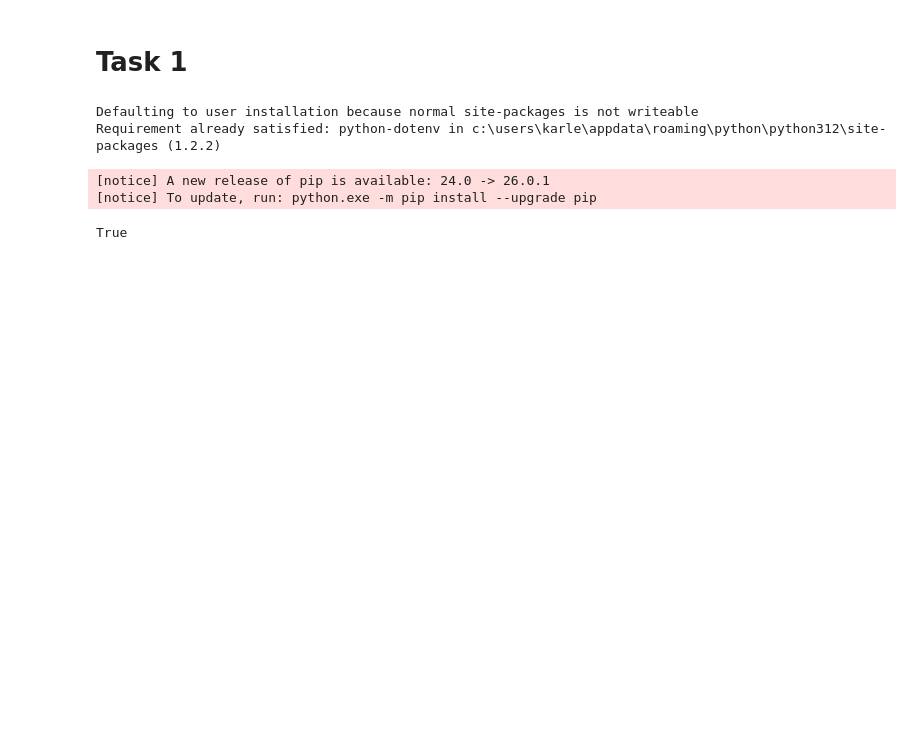
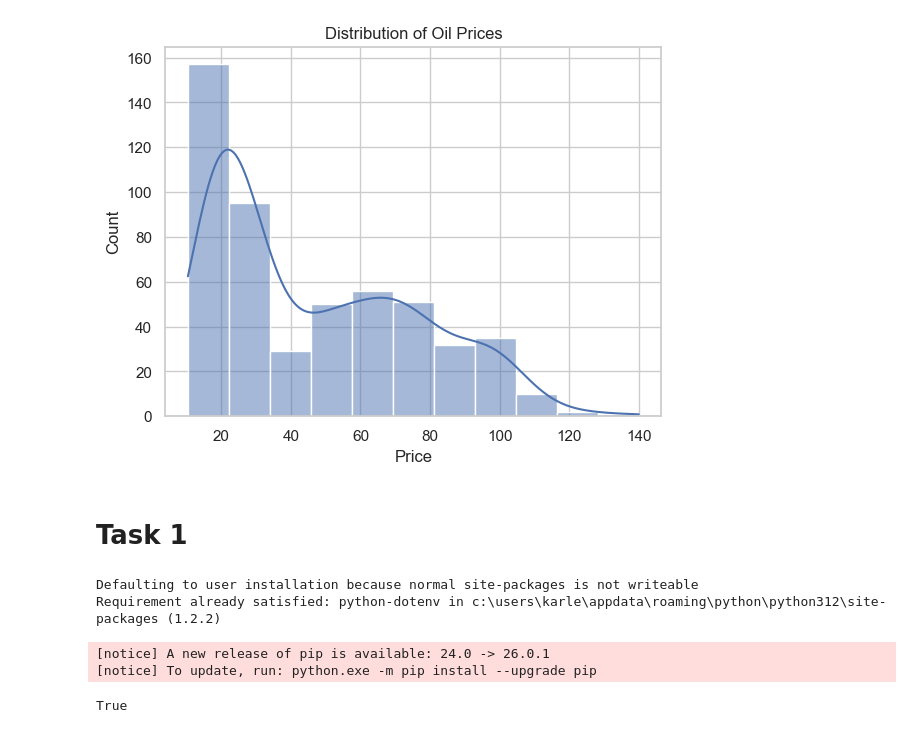
Before and after one commit to TrolleBulle/python-programmin-for-business, a Jupyter notebook: assignments/assignment2/Assignment 2.ipynb, the cells around one changed output. Saved outputs shown, nothing was run; the diff lists cells and outputs as text; code cells hidden in the pictures; blank space fills up the shorter version.

```diff
--- a/assignments/assignment2/Assignment 2.ipynb
+++ b/assignments/assignment2/Assignment 2.ipynb
@@ -1,3 +68,15 @@
+# %%
+import seaborn as sns
+# (same here with "seaborn)
+
+sns.histplot(df["price"], kde=True)
+
+plt.title("Distribution of Oil Prices")
+plt.xlabel("Price")
+
+plt.show()
+# %% [output]
+[figure, added]
 # %% [markdown]
 # Task 1
 # %%
```
Also changed, not shown: parts of 11 cells of this notebook, 1 other file.
